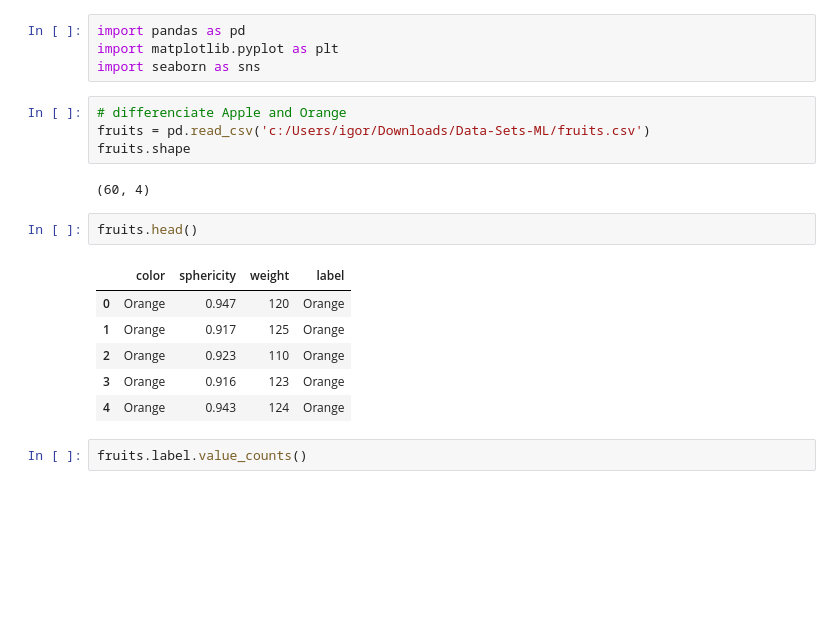
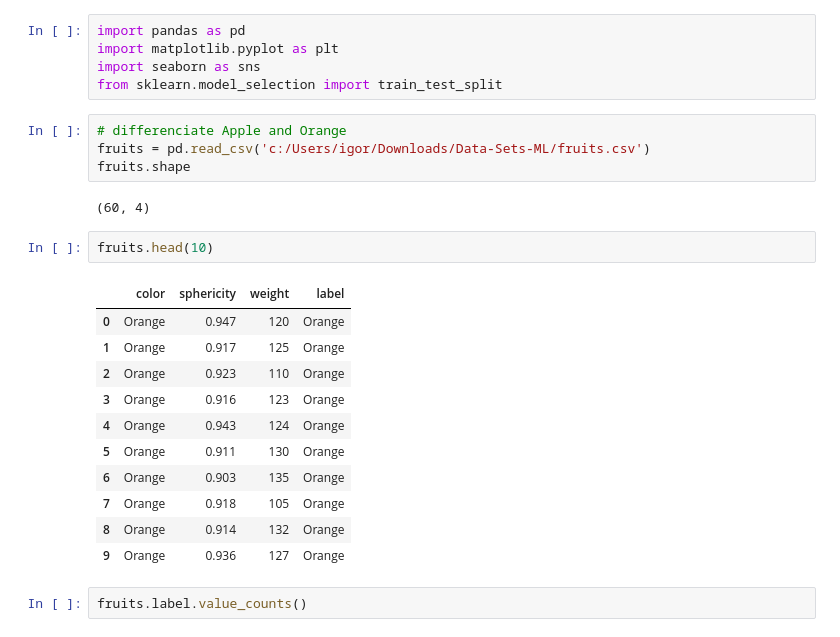
Before and after one commit to Roma123456789/machine_learning_pratice, a Jupyter notebook: ML Task1 implement classification with decision Tree.ipynb, the cells around one changed output. Drawn from its saved outputs; the diff is of its cells as text; blank space fills up the shorter version.

Commit message:
train machine

```diff
--- a/ML Task1 implement classification with decision Tree.ipynb
+++ b/ML Task1 implement classification with decision Tree.ipynb
@@ -2,6 +2,7 @@
 import pandas as pd
 import matplotlib.pyplot as plt
 import seaborn as sns
+from sklearn.model_selection import train_test_split
 # %%
 # differenciate Apple and Orange
 fruits = pd.read_csv('c:/Users/igor/Downloads/Data-Sets-ML/fruits.csv')
@@ -9,14 +10,19 @@ fruits.shape
 # %% [output]
 (60, 4)
 # %%
-fruits.head()
+fruits.head(10)
 # %% [output]
 |  | color | sphericity | weight | label |
 | 0 | Orange | 0.947 | 120 | Orange |
 | 1 | Orange | 0.917 | 125 | Orange |
 | 2 | Orange | 0.923 | 110 | Orange |
 | 3 | Orange | 0.916 | 123 | Orange |
 | 4 | Orange | 0.943 | 124 | Orange |
+| 5 | Orange | 0.911 | 130 | Orange |
+| 6 | Orange | 0.903 | 135 | Orange |
+| 7 | Orange | 0.918 | 105 | Orange |
+| 8 | Orange | 0.914 | 132 | Orange |
+| 9 | Orange | 0.936 | 127 | Orange |
 # %%
 fruits.label.value_counts()
 # %% [output]
```
Also changed, not shown: parts of 15 cells of this notebook.
